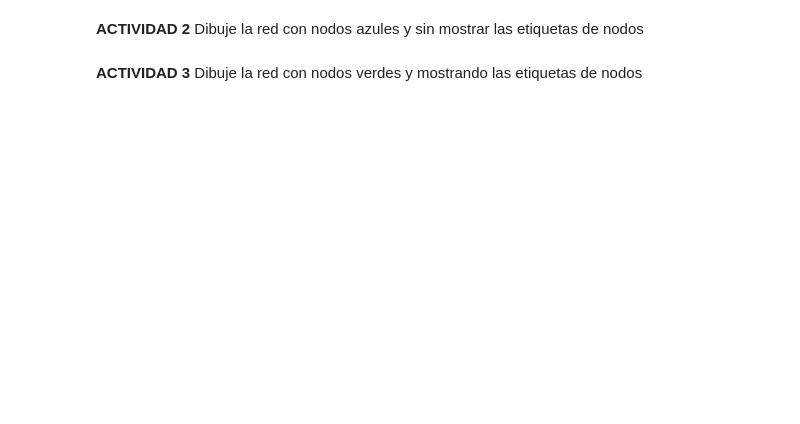
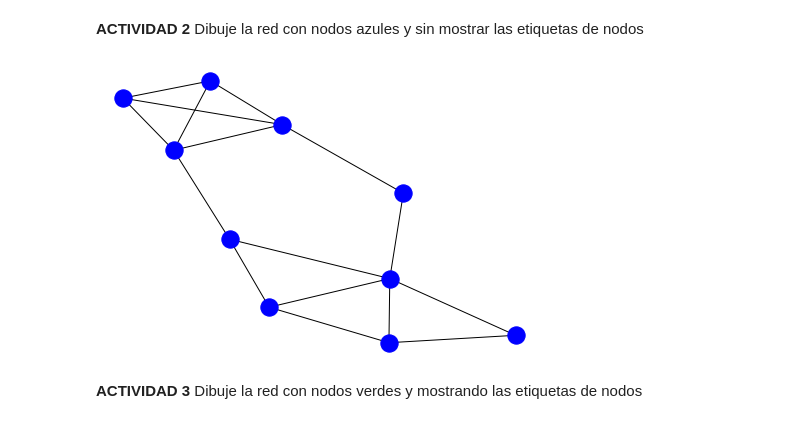
Before and after one commit to Cuauhtemoc-G/CR-UAML-21I, a Jupyter notebook: Practica1-2173072816/Practica1.ipynb, the cells around one changed output. Drawn from its saved outputs; the diff is of its cells as text; code cells hidden in the pictures; blank space fills up the shorter version.

```diff
--- a/Practica1-2173072816/Practica1.ipynb
+++ b/Practica1-2173072816/Practica1.ipynb
@@ -31,4 +33,8 @@ plt.savefig("amigos.png")
 # %% [markdown]
 **ACTIVIDAD 2** Dibuje la red con nodos azules y sin mostrar las etiquetas de nodos
+# %%
+nx.draw(G,with_labels=False,node_color="blue")
+# %% [output]
+[figure, added]
 # %% [markdown]
 **ACTIVIDAD 3** Dibuje la red con nodos verdes y mostrando las etiquetas de nodos
```
Also changed, not shown: parts of 18 cells of this notebook, 1 other file.
